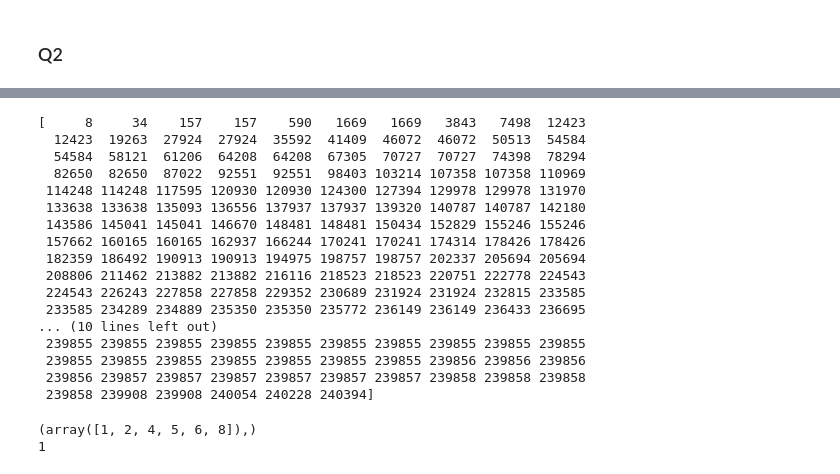
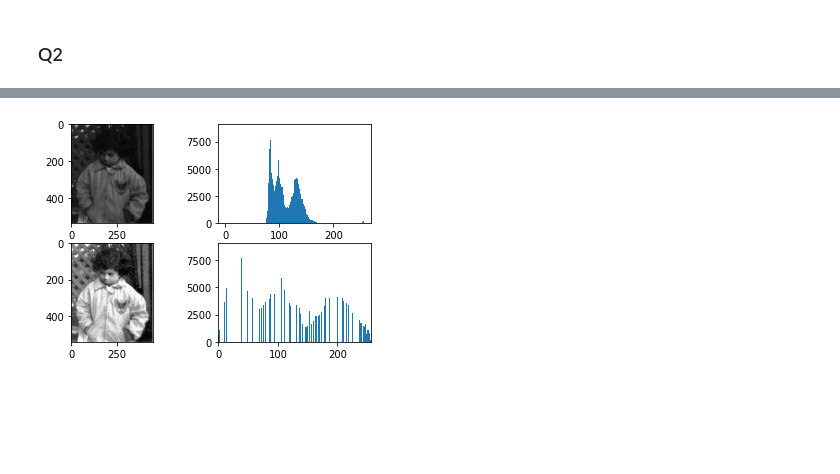
Before and after one commit to avner8943/bootcamp, a Jupyter notebook: DIP_CV_2.ipynb, the cells around one changed output, grey strips where cells are left out. Cells and saved outputs as stored; diff of their text form; code cells hidden in the pictures; blank space fills up the shorter version.

```diff
--- a/DIP_CV_2.ipynb
+++ b/DIP_CV_2.ipynb
@@ -96,46 +50,33 @@ plt.hist(bins[:-1], bins, weights=hist)
-# %%
-
-print(np.cumsum(hist))
-# %% [output]
-[     8     34    157    157    590   1669   1669   3843   7498  12423
-  12423  19263  27924  27924  35592  41409  46072  46072  50513  54584
-  54584  58121  61206  64208  64208  67305  70727  70727  74398  78294
-  82650  82650  87022  92551  92551  98403 103214 107358 107358 110969
- 114248 114248 117595 120930 120930 124300 127394 129978 129978 131970
- 133638 133638 135093 136556 137937 137937 139320 140787 140787 142180
- 143586 145041 145041 146670 148481 148481 150434 152829 155246 155246
- 157662 160165 160165 162937 166244 170241 170241 174314 178426 178426
- 182359 186492 190913 190913 194975 198757 198757 202337 205694 205694
- 208806 211462 213882 213882 216116 218523 218523 220751 222778 224543
- 224543 226243 227858 227858 229352 230689 231924 231924 232815 233585
- 233585 234289 234889 235350 235350 235772 236149 236149 236433 236695
-... (10 lines left out)
- 239855 239855 239855 239855 239855 239855 239855 239855 239855 239855
- 239855 239855 239855 239855 239855 239855 239855 239856 239856 239856
- 239856 239857 239857 239857 239857 239857 239857 239858 239858 239858
- 239858 239908 239908 240054 240228 240394]
-# %%
-def histogram_equalization(im):
-
-  hist, bins = np.histogram(im, bins = 256)
-
-  h,w,d = im.shape
-
-  cum_hist = np.cumsum(hist)
-
-  cum_hist_norm = cum_hist/(h*w)
-
-  cum_hist_norm *= 255
-
-  n1 = np.nonzero(cum_hist_norm)[0][0]
-
-  return np.round(((cum_hist_norm - cum_hist_norm[n1]) *255) / (cum_hist_norm[-1] - cum_hist_norm[n1]))
-# %%
-n = np.array([0,4,5,0,7,3,4,0,55,0])
-
-print(np.nonzero(n))
-
-print(np.nonzero(n)[0][0])
-# %% [output]
-(array([1, 2, 4, 5, 6, 8]),)
-1
+# %%
+def histogram_equalization(im):
+
+  hist, bins = np.histogram(im.flatten(), bins = 256, density = True)
+
+  h,w = im.shape
+
+  cum_hist = hist.cumsum()
+
+  cum_hist_norm = 255 * cum_hist/cum_hist[-1]
+
+  #print(hist)
+  #print(np.round(cum_hist_norm))
+
+  image_equalized = np.interp(im.flatten(), bins[:-1], cum_hist_norm)
+
+
+  return image_equalized.reshape(im.shape)
+
+
+
+im = cv2.imread('/content/hist.png', cv2.IMREAD_GRAYSCALE)
+
+
+plt.subplot(221), plt.imshow(im, 'gray')
+plt.subplot(222), plt.hist(im.ravel(),256,[0,256])
+plt.subplot(223), plt.imshow(histogram_equalization(im), 'gray')
+plt.subplot(224), plt.hist(histogram_equalization(im).ravel(),256,[0,256])
+plt.xlim([0,256])
+
+plt.show()
+# %% [output]
+[figure, added]
```
Also changed, not shown: parts of 5 cells of this notebook.
